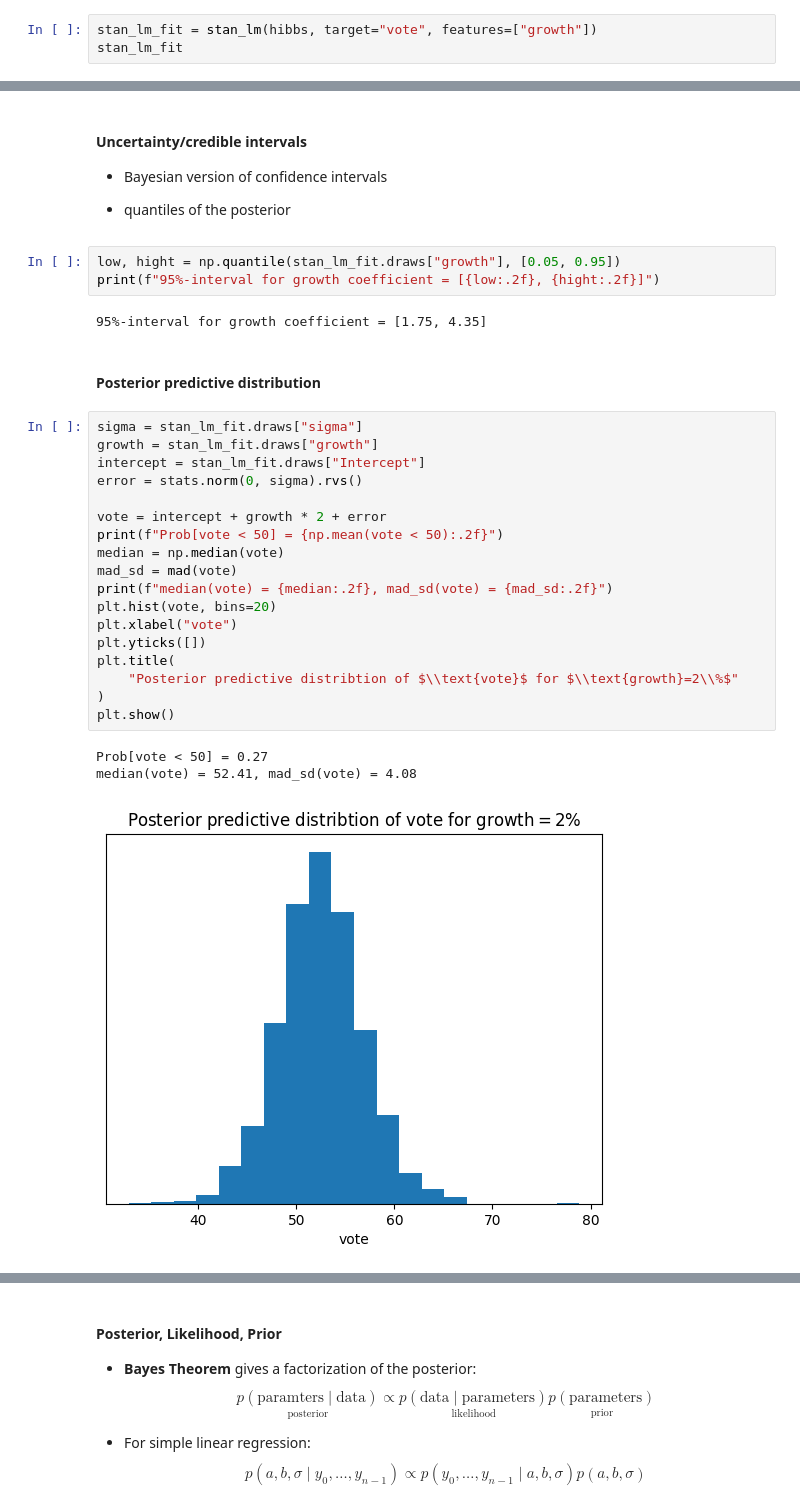
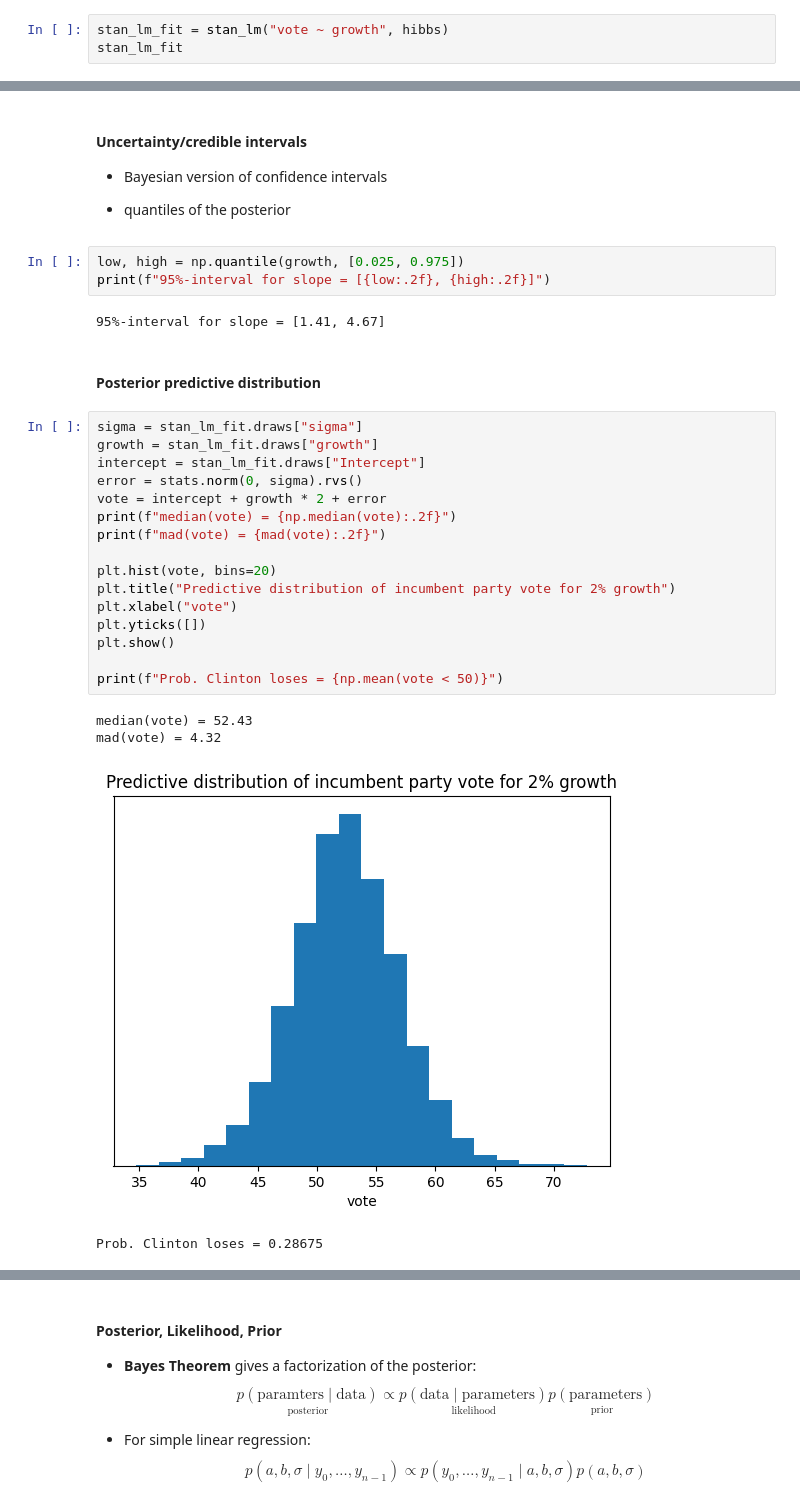
Before and after one commit to mgreenbe/DATA335W2025, a Jupyter notebook: code/2linearregression-cheatsheet.ipynb, the cells around one changed output, grey strips where cells are left out. Drawn from its saved outputs; the diff is of its cells as text.

```diff
--- a/code/2linearregression-cheatsheet.ipynb
+++ b/code/2linearregression-cheatsheet.ipynb
@@ -532,6 +536,6 @@ lm(hibbs, features=["growth"], target="vote")
 <figcaption>Figure: Output of <code>stan_glm(vote ~ growth, data=hibbs)</code> (GHV p. 94)</figcaption>
 </figure>
 # %%
-stan_lm_fit = stan_lm(hibbs, target="vote", features=["growth"])
+stan_lm_fit = stan_lm("vote ~ growth", hibbs)
 stan_lm_fit
 # %% [output]
@@ -650,31 +705,30 @@ np.mean(stan_lm_fit.draws["growth"] > 2), np.mean(bambi_lm_fit.draws["growth"] >
 
 - quantiles of the posterior
 # %%
-low, hight = np.quantile(stan_lm_fit.draws["growth"], [0.05, 0.95])
-print(f"95%-interval for growth coefficient = [{low:.2f}, {hight:.2f}]")
+low, high = np.quantile(growth, [0.025, 0.975])
+print(f"95%-interval for slope = [{low:.2f}, {high:.2f}]")
 # %% [output]
-95%-interval for growth coefficient = [1.75, 4.35]
+95%-interval for slope = [1.41, 4.67]
 # %% [markdown]
 #### Posterior predictive distribution
 # %%
 sigma = stan_lm_fit.draws["sigma"]
 growth = stan_lm_fit.draws["growth"]
 intercept = stan_lm_fit.draws["Intercept"]
 error = stats.norm(0, sigma).rvs()
+vote = intercept + growth * 2 + error
+print(f"median(vote) = {np.median(vote):.2f}")
+print(f"mad(vote) = {mad(vote):.2f}")
 
-vote = intercept + growth * 2 + error
-print(f"Prob[vote < 50] = {np.mean(vote < 50):.2f}")
-median = np.median(vote)
-mad_sd = mad(vote)
-print(f"median(vote) = {median:.2f}, mad_sd(vote) = {mad_sd:.2f}")
 plt.hist(vote, bins=20)
+plt.title("Predictive distribution of incumbent party vote for 2% growth")
 plt.xlabel("vote")
 plt.yticks([])
-plt.title(
-    "Posterior predictive distribtion of $\\text{vote}$ for $\\text{growth}=2\\%$"
-)
 plt.show()
+
+print(f"Prob. Clinton loses = {np.mean(vote < 50)}")
 # %% [output]
-Prob[vote < 50] = 0.27
-median(vote) = 52.41, mad_sd(vote) = 4.08
+median(vote) = 52.43
+mad(vote) = 4.32
-[figure, old version]
+[figure, new version]
+Prob. Clinton loses = 0.28675
```
Also changed, not shown: parts of 51 cells of this notebook, 3 other files.
